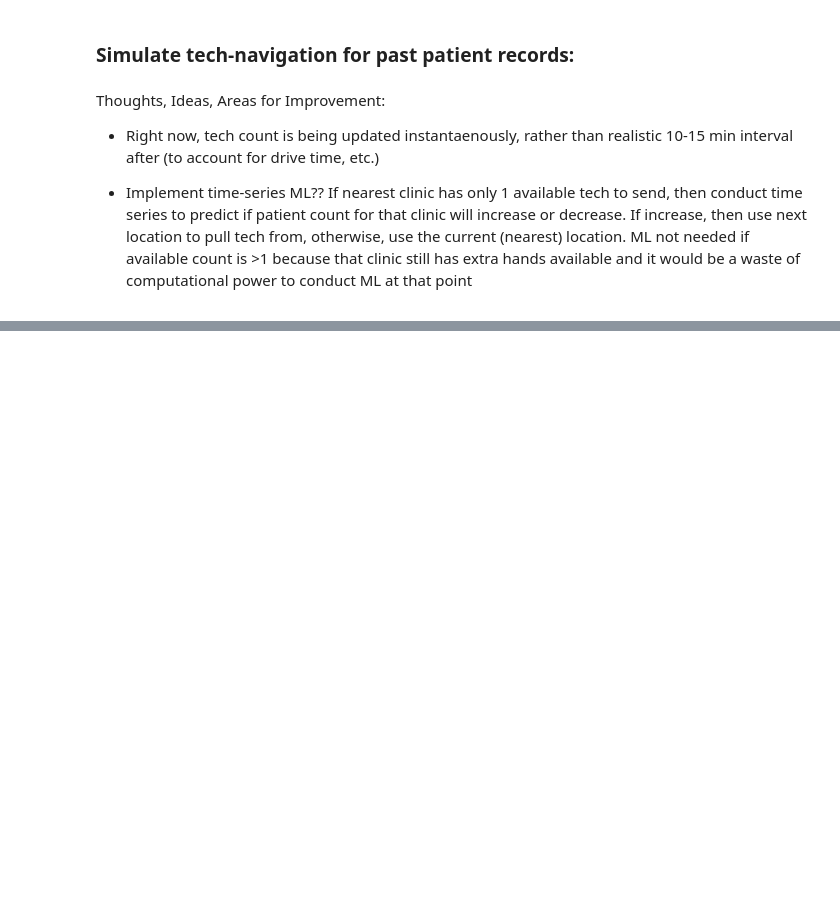
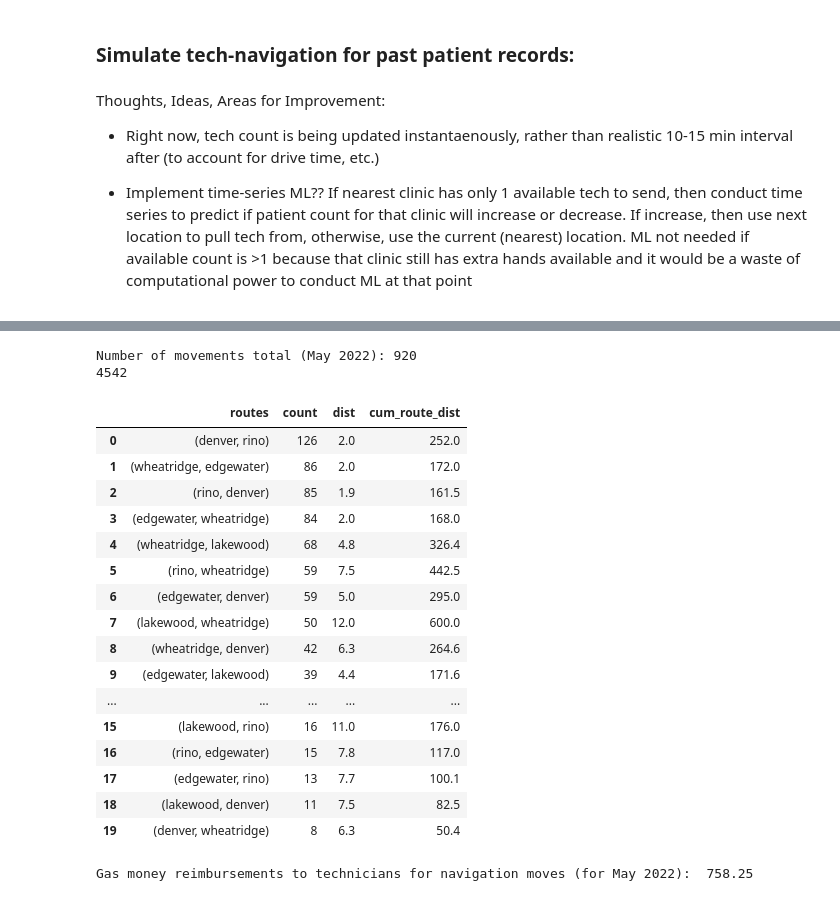
Before and after one commit to rc-9/TecNav, a Jupyter notebook: uc_navigator.ipynb, the cells around one changed output, grey strips where cells are left out. Cells and saved outputs as stored; diff of their text form; code cells hidden in the pictures; blank space fills up the shorter version.

```diff
--- a/uc_navigator.ipynb
+++ b/uc_navigator.ipynb
@@ -299,7 +317,9 @@ Thoughts, Ideas, Areas for Improvement:
 - Implement time-series ML?? If nearest clinic has only 1 available tech to send, then conduct time series to predict if patient count for that clinic will increase or decrease. If increase, then use next location to pull tech from, otherwise, use the current (nearest) location. ML not needed if available count is >1 because that clinic still has extra hands available and it would be a waste of computational power to conduct ML at that point
 # %%
 # Define tracker dict that holds updated values at each patient check-in log
+movements = []
 def navigator(df):
+    global movements
     d = {'denver': {'checkin_time': None, 'num_techs': 0,'needed_techs': 0, 'flag': 0, 'available_techs': 0, 'num_movements': 0},
         'edgewater': {'checkin_time': None, 'num_techs': 0,'needed_techs': 0, 'flag': 0, 'available_techs': 0, 'num_movements': 0},
         'wheatridge': {'checkin_time': None, 'num_techs': 0,'needed_techs': 0, 'flag': 0, 'available_techs': 0, 'num_movements': 0},
@@ -381,6 +401,7 @@ def navigator(df):
                             print(f'New amount of techs at {location.capitalize()}: {num_techs + d[location]["num_movements"]}')
                             print(f'New amount of techs at {pull_from.capitalize()}: {d[pull_from]["num_techs"] + d[pull_from]["num_movements"]}')
                             print()
+                            movements.append((pull_from, location))
                             break
 
                     ### IF NUM AVAILABLE > 1
@@ -404,6 +425,7 @@ def navigator(df):
                     print(f'New amount of techs at {location.capitalize()}: {num_techs + d[location]["num_movements"]}')
                     print(f'New amount of techs at {pull_from.capitalize()}: {d[pull_from]["num_techs"] + d[pull_from]["num_movements"]}')
                     print()
+                    movements.append((pull_from, location))
                     break
                         # What is the prob that in the next hour, there would be (# patients to break threshold) at (pull from), based on
                         # past data
@@ -435,3 +457,60 @@ New amount of techs at Lakewood: 4
 New amount of techs at Edgewater: 1
 
 19:25:35: Lakewood needs
+# %%
+clinic_distances = {
+    ('denver', 'rino'): 2,
+    ('wheatridge', 'edgewater'): 2,
+    ('rino', 'denver'): 1.9,
+    ('edgewater', 'wheatridge'): 2,
+    ('wheatridge', 'lakewood'): 4.8,
+    ('rino', 'wheatridge'): 7.5,
+    ('edgewater', 'denver'): 5,
+    ('lakewood', 'wheatridge'): 12,
+    ('wheatridge', 'denver'): 6.3,
+    ('edgewater', 'lakewood'): 4.4,
+    ('denver', 'lakewood'): 8,
+    ('lakewood', 'edgewater'): 4.3,
+    ('wheatridge', 'rino'): 7.8,
+    ('rino', 'lakewood'): 10.7,
+    ('denver', 'edgewater'): 5.1,
+    ('lakewood', 'rino'): 11,
+    ('rino', 'edgewater'): 7.8,
+    ('edgewater', 'rino'): 7.7,
+    ('lakewood', 'denver'): 7.5,
+    ('denver', 'wheatridge'): 6.3
+}
+print('Number of movements total (May 2022):', len(movements))
+distances = pd.DataFrame(pd.Series(movements).value_counts()).reset_index(drop=False).rename(columns={'index': 'routes', 0: 'count'})
+distances['dist'] = distances.routes.map(clinic_distances)
+distances['cum_route_dist'] = distances[['count', 'dist']].apply(lambda x: x[0] * x[1], axis=1)
+total_distance = round(distances.cum_route_dist.sum())
+print(total_distance)
+display(distances)
+# %% [output]
+Number of movements total (May 2022): 920
+4542
+|  | routes | count | dist | cum_route_dist |
+| 0 | (denver, rino) | 126 | 2.0 | 252.0 |
+| 1 | (wheatridge, edgewater) | 86 | 2.0 | 172.0 |
+| 2 | (rino, denver) | 85 | 1.9 | 161.5 |
+| 3 | (edgewater, wheatridge) | 84 | 2.0 | 168.0 |
+| 4 | (wheatridge, lakewood) | 68 | 4.8 | 326.4 |
+| 5 | (rino, wheatridge) | 59 | 7.5 | 442.5 |
+| 6 | (edgewater, denver) | 59 | 5.0 | 295.0 |
+| 7 | (lakewood, wheatridge) | 50 | 12.0 | 600.0 |
+| 8 | (wheatridge, denver) | 42 | 6.3 | 264.6 |
+| 9 | (edgewater, lakewood) | 39 | 4.4 | 171.6 |
+| ... | ... | ... | ... | ... |
+| 15 | (lakewood, rino) | 16 | 11.0 | 176.0 |
+| 16 | (rino, edgewater) | 15 | 7.8 | 117.0 |
+| 17 | (edgewater, rino) | 13 | 7.7 | 100.1 |
+| 18 | (lakewood, denver) | 11 | 7.5 | 82.5 |
+| 19 | (denver, wheatridge) | 8 | 6.3 | 50.4 |
+# %%
+avg_gas_price =  4.04  # avg gas price in Denver
+avg_mpg = 24.2  # US Dept of Energy
+
+print('Gas money reimbursements to technicians for navigation moves (for May 2022): ', round(total_distance / avg_mpg * avg_gas_price, 2))
+# %% [output]
+Gas money reimbursements to technicians for navigation moves (for May 2022):  758.25
```
Also changed, not shown: parts of 6 cells of this notebook.
